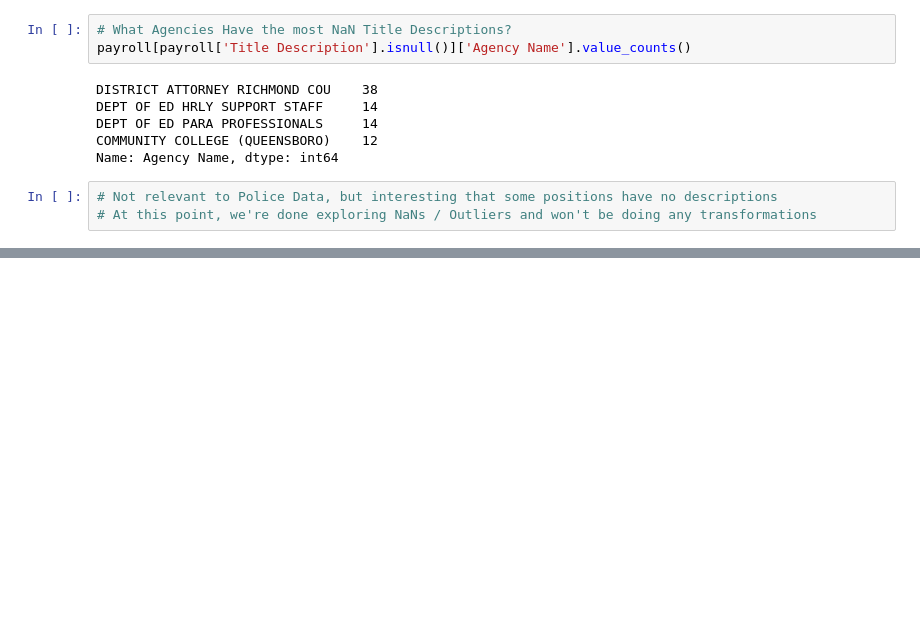
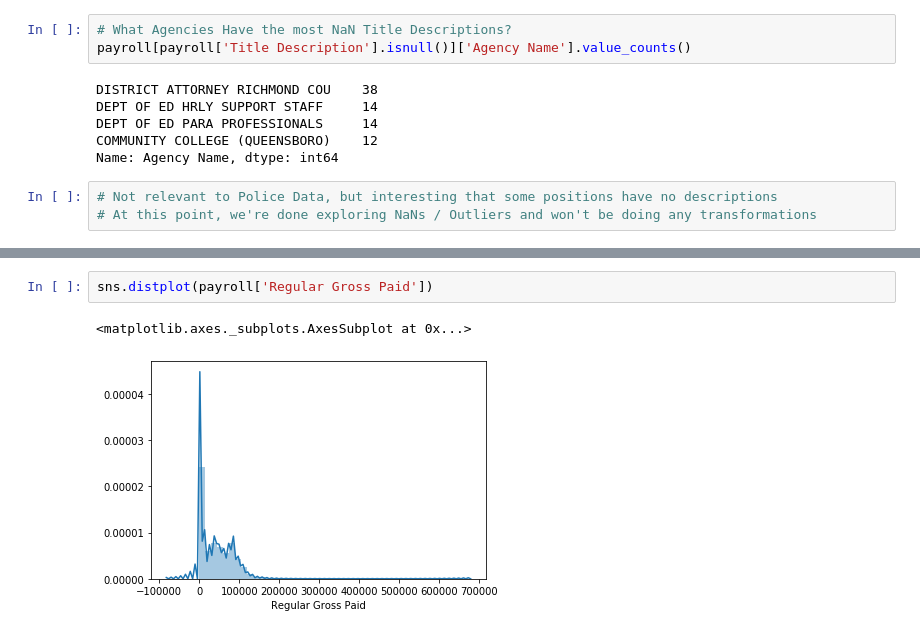
Before and after one commit to mitchell-jones/ny-police-data, a Jupyter notebook: NY Public Record Data Exploration 2016 - 2019.ipynb, the cells around one changed output, grey strips where cells are left out. Drawn from its saved outputs; the diff is of its cells as text; blank space fills up the shorter version.

```diff
--- a/NY Public Record Data Exploration 2016 - 2019.ipynb
+++ b/NY Public Record Data Exploration 2016 - 2019.ipynb
@@ -221,0 +268,5 @@ All Police Officers belong to the Police Department but not all Police Departmen
+# %%
+sns.distplot(payroll['Regular Gross Paid'])
+# %% [output]
+<matplotlib.axes._subplots.AxesSubplot at 0x...>
+[figure, added]
```
Also changed, not shown: parts of 11 cells of this notebook.
